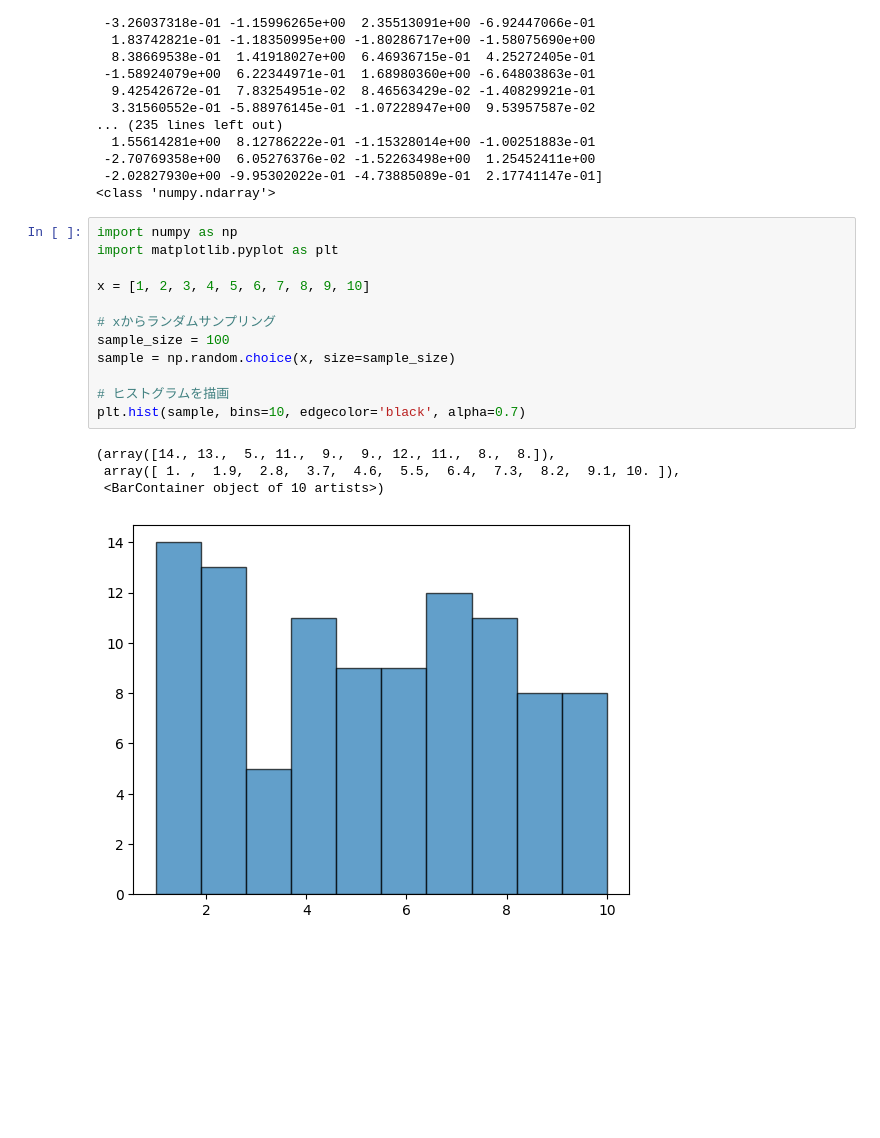
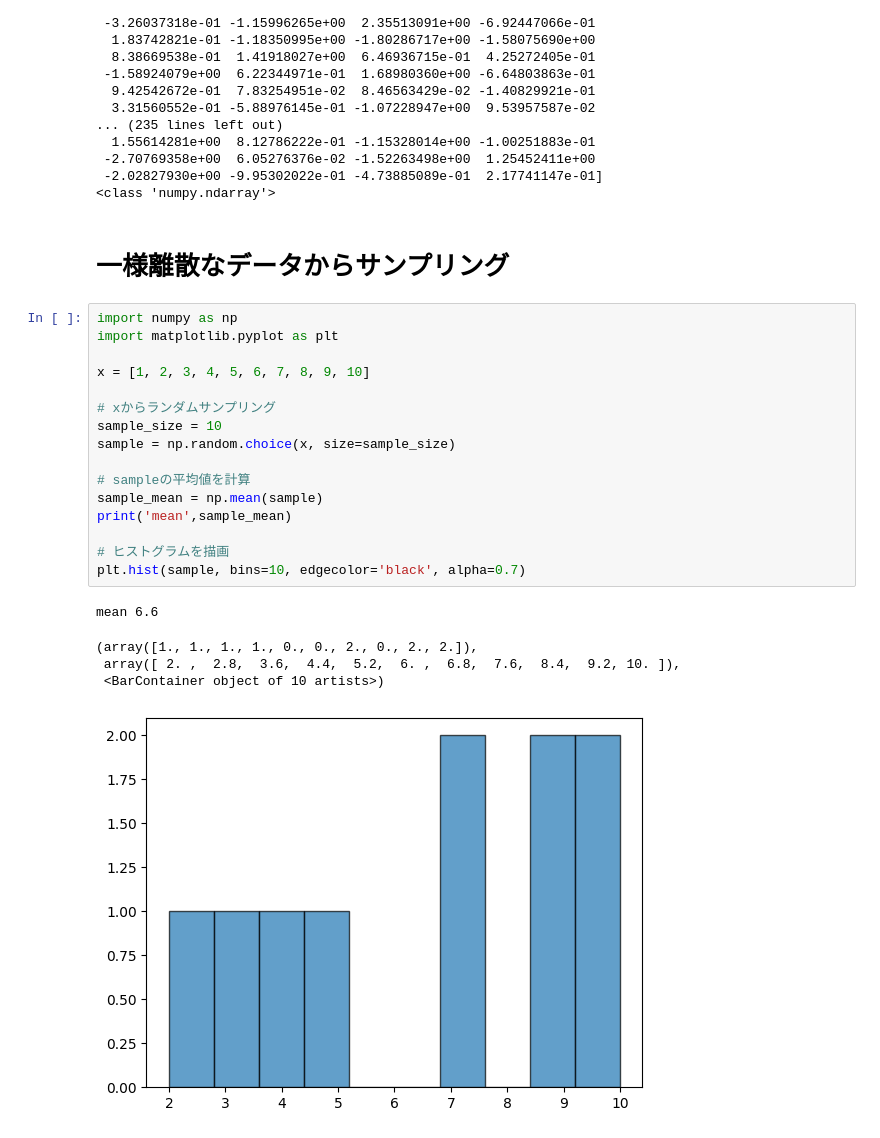
Before and after one commit to shimajoe/deep-learning-from-scratch-5, a Jupyter notebook: master_research/edf_sample.ipynb, the cells around one changed output. Saved outputs shown, nothing was run; the diff lists cells and outputs as text; blank space fills up the shorter version.

```diff
--- a/master_research/edf_sample.ipynb
+++ b/master_research/edf_sample.ipynb
@@ -79,20 +79,27 @@ print(type(data))
  -2.70769358e+00  6.05276376e-02 -1.52263498e+00  1.25452411e+00
  -2.02827930e+00 -9.95302022e-01 -4.73885089e-01  2.17741147e-01]
 <class 'numpy.ndarray'>
+# %% [markdown]
+# 一様離散なデータからサンプリング
 # %%
 import numpy as np
 import matplotlib.pyplot as plt
 
 x = [1, 2, 3, 4, 5, 6, 7, 8, 9, 10]
 
 # xからランダムサンプリング
-sample_size = 100
+sample_size = 10
 sample = np.random.choice(x, size=sample_size)
+
+# sampleの平均値を計算
+sample_mean = np.mean(sample)
+print('mean',sample_mean)
 
 # ヒストグラムを描画
 plt.hist(sample, bins=10, edgecolor='black', alpha=0.7)
 # %% [output]
-(array([14., 13.,  5., 11.,  9.,  9., 12., 11.,  8.,  8.]),
- array([ 1. ,  1.9,  2.8,  3.7,  4.6,  5.5,  6.4,  7.3,  8.2,  9.1, 10. ]),
- <BarContainer object of 10 artists>)
+mean 6.6
+(array([1., 1., 1., 1., 0., 0., 2., 0., 2., 2.]),
+ array([ 2. ,  2.8,  3.6,  4.4,  5.2,  6. ,  6.8,  7.6,  8.4,  9.2, 10. ]),
+ <BarContainer object of 10 artists>)
-[figure, old version]
+[figure, new version]
```
